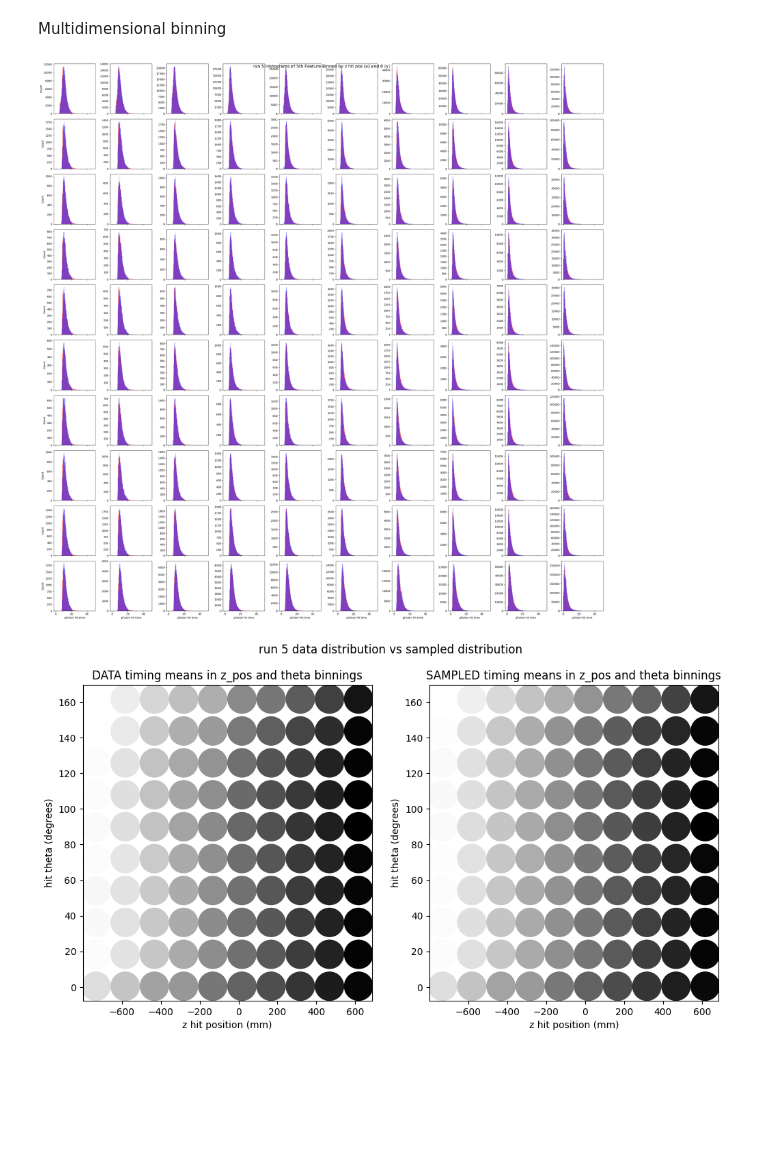
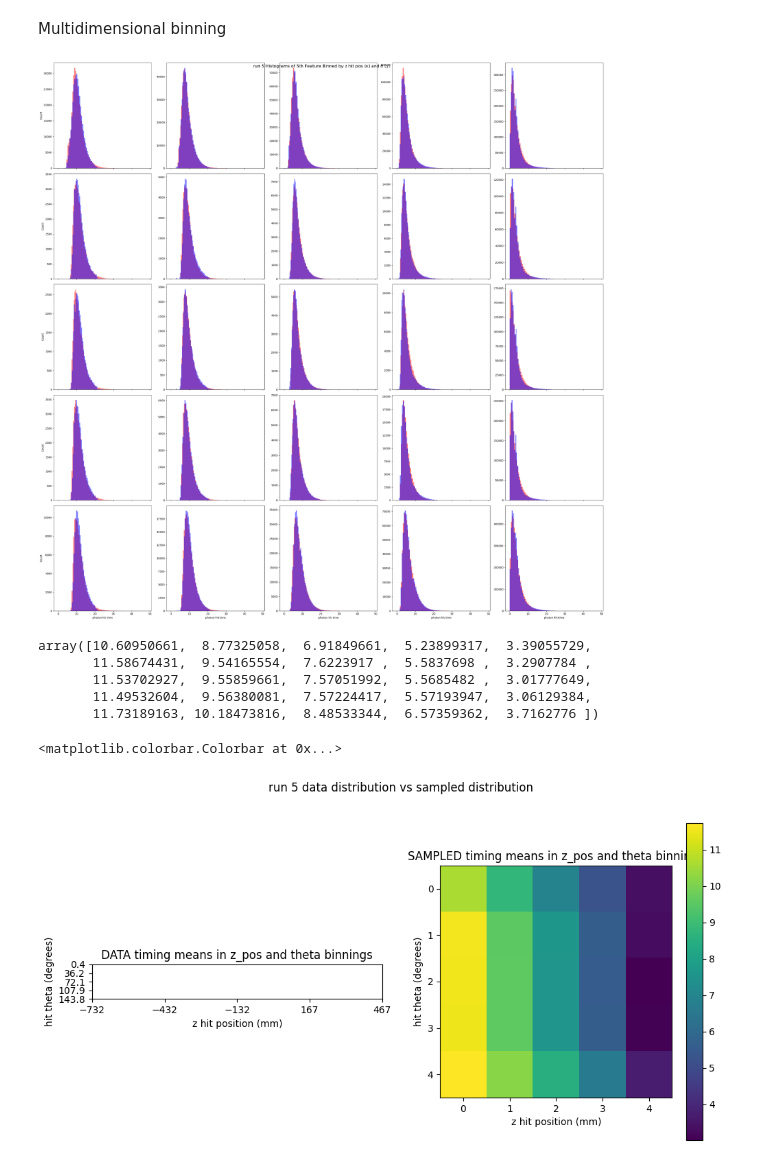
Before and after one commit to RowanKell/work_eic, a Jupyter notebook: macros/Timing_estimation/inference.ipynb, the cells around one changed output. Drawn from its saved outputs; the diff is of its cells as text; code cells hidden in the pictures; blank space fills up the shorter version.

Commit message:
creating plots to show accuracy in many z and theta bins

```diff
--- a/macros/Timing_estimation/inference.ipynb
+++ b/macros/Timing_estimation/inference.ipynb
@@ -138,11 +140,11 @@ num_resampled = (samples < min_time).sum().item()
 #     samples = torch.cat((samples[:int(skipped[i])],samples[int(skipped[i] + 1):int(skipped[i + 1])]))
 # model.train();
 # %%
-torch.save(samples,"data/samples/July_11/run_5_6_flows_4hl_100hu_5000_bs.pt")
-torch.save(eval_test_data,"data/test/July_11/run_5_6_flows_4hl_100hu_5000_bs.pt")
+# torch.save(samples,"data/samples/July_11/run_5_6_flows_4hl_100hu_5000_bs.pt")
+# torch.save(eval_test_data,"data/test/July_11/run_5_6_flows_4hl_100hu_5000_bs.pt")
 
-# samples = torch.load("data/samples/July_11/run_5_6_flows_4hl_100hu_5000_bs.pt")
-# eval_test_data = torch.load("data/test/July_11/run_5_6_flows_4hl_100hu_5000_bs.pt")
+samples = torch.load("data/samples/July_11/run_5_6_flows_4hl_100hu_5000_bs.pt")
+eval_test_data = torch.load("data/test/July_11/run_5_6_flows_4hl_100hu_5000_bs.pt")
 # %%
 sample_fig, sample_axs = plot.subplots(1,1,figsize=(6,6))
 sample_fig.suptitle("run 5 photon hit timing (p varied) 4 hidden layers, 6 flows, 100 units, bs = 5000")
@@ -161,10 +163,10 @@ sample_fig.savefig("plots/test_distributions/July_11/run_5_6_flows_4hl_100hu_400
 Multidimensional binning
 # %%
 data_tensor = eval_test_data
-num_bins = 10
+num_bins = 5
 # %%
-sample_means = np.empty((10,10))
-data_means = np.empty((10,10))
+sample_means = np.empty((num_bins,num_bins))
+data_means = np.empty((num_bins,num_bins))
 # %%
 # Extract the relevant features
 feature1 = data_tensor[:, 0].numpy()
@@ -226,9 +228,9 @@ for ax in axs[:, 0]:
 
 plot.tight_layout()
 plot.show()
-fig.savefig("plots/test_distributions/Binned/July_11/run_5_10x10_binned_no_normalized.pdf")
+fig.savefig("plots/test_distributions/Binned/July_11/run_5_" + str(num_bins) + "x " + str(num_bins) + "_binned_no_normalized.pdf")
 # Example usage:
 # Assuming you have a PyTorch tensor named 'data_tensor' with shape [x, 5]
 # create_histogram_grid(data_tensor)
 # %% [output]
-[figure, old version]
+[figure, new version]
@@ -243,14 +248,26 @@ for i in range(9):
+# %%
+data_means.flatten()
+# %% [output]
+array([10.60950661,  8.77325058,  6.91849661,  5.23899317,  3.39055729,
+       11.58674431,  9.54165554,  7.6223917 ,  5.5837698 ,  3.2907784 ,
+       11.53702927,  9.55859661,  7.57051992,  5.5685482 ,  3.01777649,
+       11.49532604,  9.56380081,  7.57224417,  5.57193947,  3.06129384,
+       11.73189163, 10.18473816,  8.48533344,  6.57359362,  3.7162776 ])
 # %%
 fig_means, axs_means = plot.subplots(1,2,figsize = (12,6))
 fig_means.suptitle("run 5 data distribution vs sampled distribution")
-axs_means[0].scatter(f1_plot_x,f2_plot_y,c = sample_means.flatten(),cmap = 'gray',s = 900)
+axs_means[0].imshow(sample_means)
 axs_means[0].set_title("DATA timing means in z_pos and theta binnings")
 axs_means[0].set_xlabel("z hit position (mm)")
 axs_means[0].set_ylabel("hit theta (degrees)")
-axs_means[1].scatter(f1_plot_x,f2_plot_y,c = data_means.flatten(),cmap = 'gray',s = 900)
+axs_means[0].set_xticks(f1_bins[:num_bins])
+axs_means[0].set_yticks(f2_bins[:num_bins])
+im = axs_means[1].imshow(data_means)
 axs_means[1].set_title("SAMPLED timing means in z_pos and theta binnings")
 axs_means[1].set_xlabel("z hit position (mm)")
 axs_means[1].set_ylabel("hit theta (degrees)")
-fig_means.savefig("plots/test_distributions/2d/July_11/run_5_10x10means.jpeg")
+fig_means.colorbar(im)
+# fig_means.savefig("plots/test_distributions/2d/July_11/run_5_" + str(num_bins) + "x" + str(num_bins) + "means.jpeg")
 # %% [output]
+<matplotlib.colorbar.Colorbar at 0x...>
-[figure, old version]
+[figure, new version]
```
Also changed, not shown: parts of 8 cells of this notebook.
